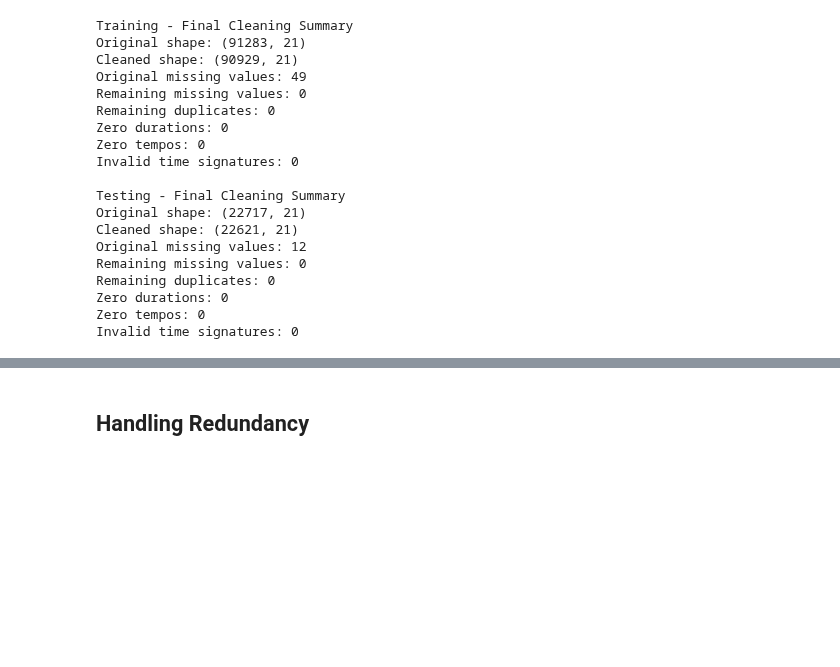
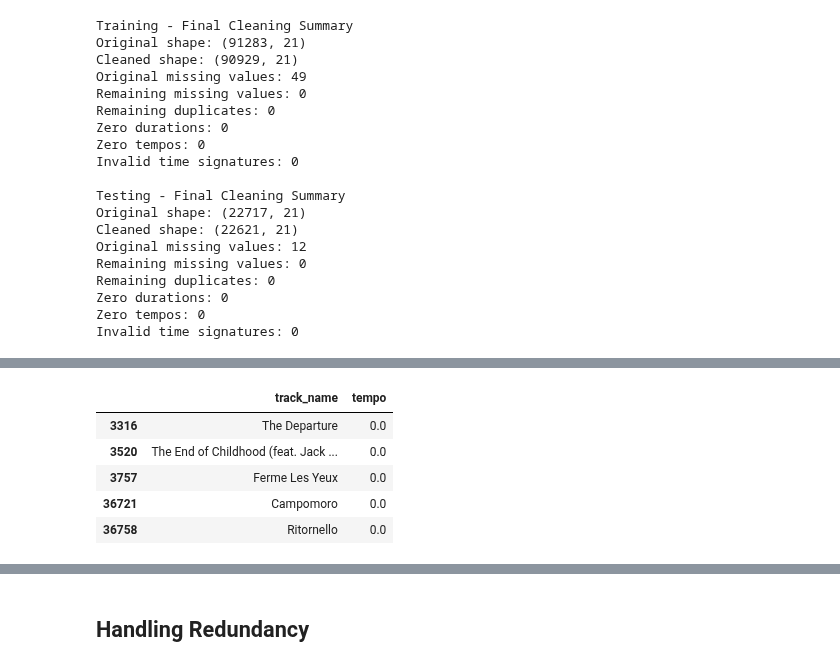
Before and after one commit to alexander-martrain/Song-Data-Mining, a Jupyter notebook: notebooks/project_cluster_cmps451.ipynb, the cells around one changed output, grey strips where cells are left out. Drawn from its saved outputs; the diff is of its cells as text; code cells hidden in the pictures; blank space fills up the shorter version.

```diff
--- a/notebooks/project_cluster_cmps451.ipynb
+++ b/notebooks/project_cluster_cmps451.ipynb
@@ -590,0 +624,14 @@ Invalid time signatures: 0
+# %%
+# Find a few tracks that had tempo equal to 0 before cleaning
+tempo_examples = training_df[
+    training_df["tempo"] == 0
+].head(5)
+
+tempo_examples[["track_name", "tempo"]]
+# %% [output]
+|  | track_name | tempo |
+| 3316 | The Departure | 0.0 |
+| 3520 | The End of Childhood (feat. Jack ... | 0.0 |
+| 3757 | Ferme Les Yeux | 0.0 |
+| 36721 | Campomoro | 0.0 |
+| 36758 | Ritornello | 0.0 |
```
Also changed, not shown: parts of 13 cells of this notebook.
